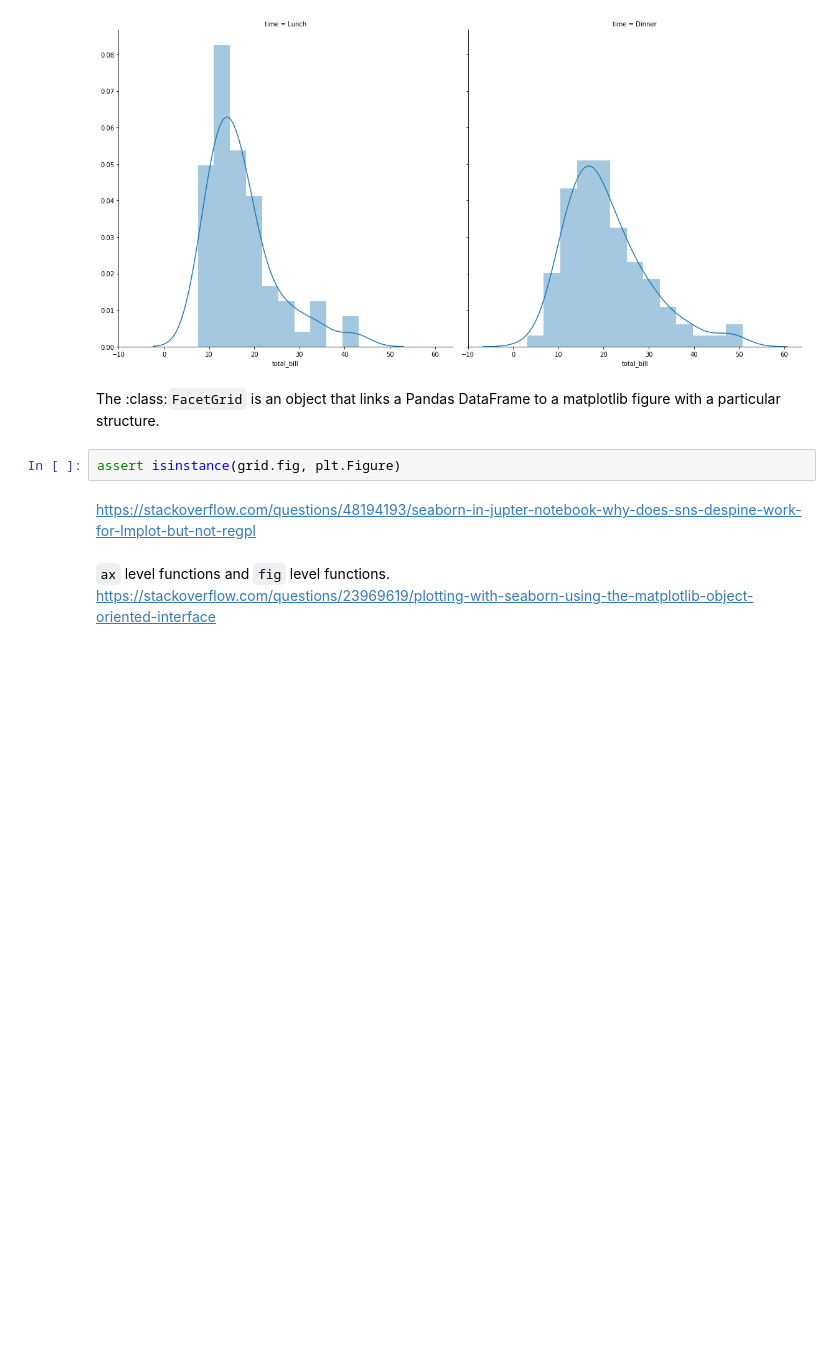
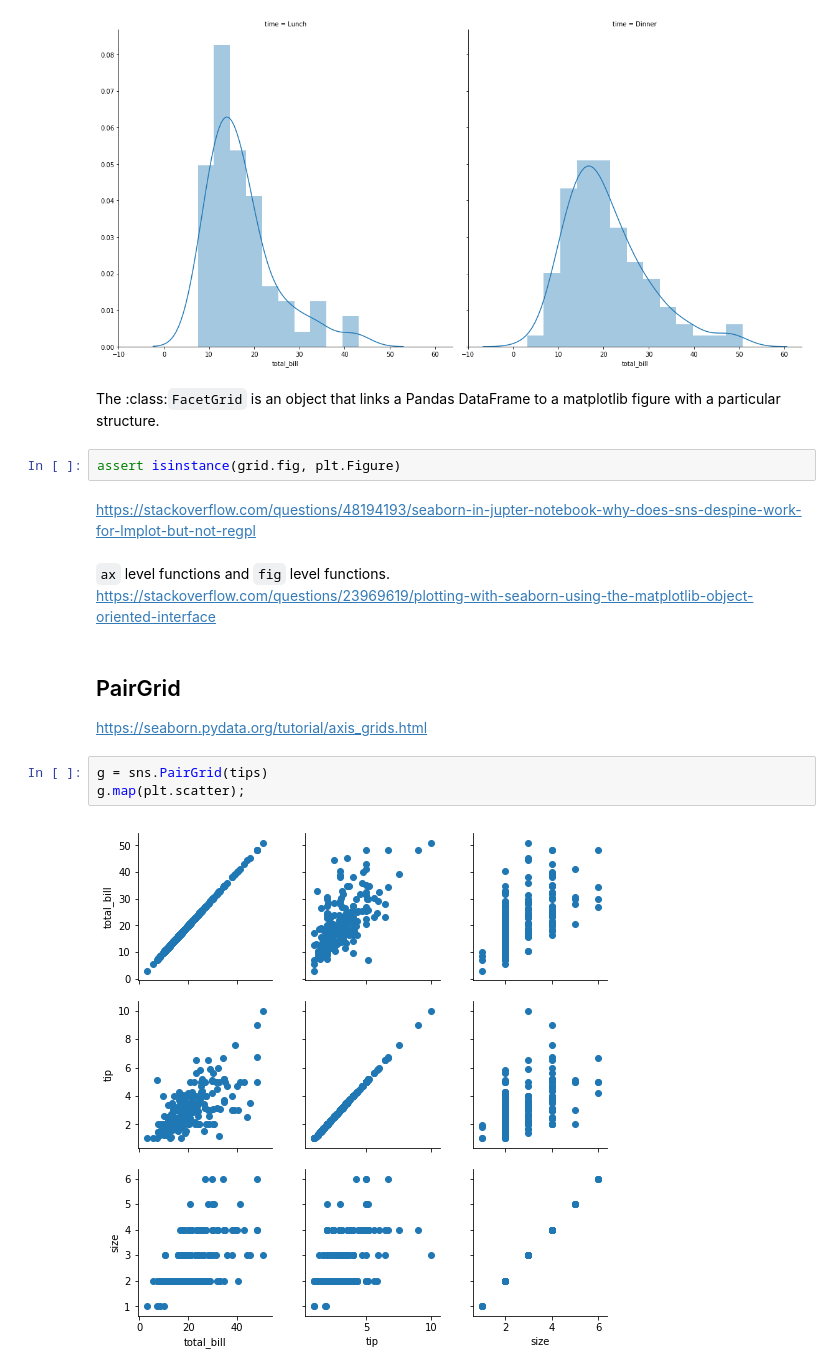
Before and after one commit to jaspajjr/pydata-visualisation, a Jupyter notebook: seaborn-plotting.ipynb, the cells around one changed output. Saved outputs shown, nothing was run; the diff lists cells and outputs as text; blank space fills up the shorter version.

```diff
--- a/seaborn-plotting.ipynb
+++ b/seaborn-plotting.ipynb
@@ -152,3 +152,12 @@ https://stackoverflow.com/questions/48194193/seaborn-in-jupter-notebook-why-does
 # %% [markdown]
 `ax` level functions and `fig` level functions.
 https://stackoverflow.com/questions/23969619/plotting-with-seaborn-using-the-matplotlib-object-oriented-interface
+# %% [markdown]
+## PairGrid
+
+https://seaborn.pydata.org/tutorial/axis_grids.html
+# %%
+g = sns.PairGrid(tips)
+g.map(plt.scatter);
+# %% [output]
+[figure, added]
```
Also changed, not shown: parts of 1 cell of this notebook.
